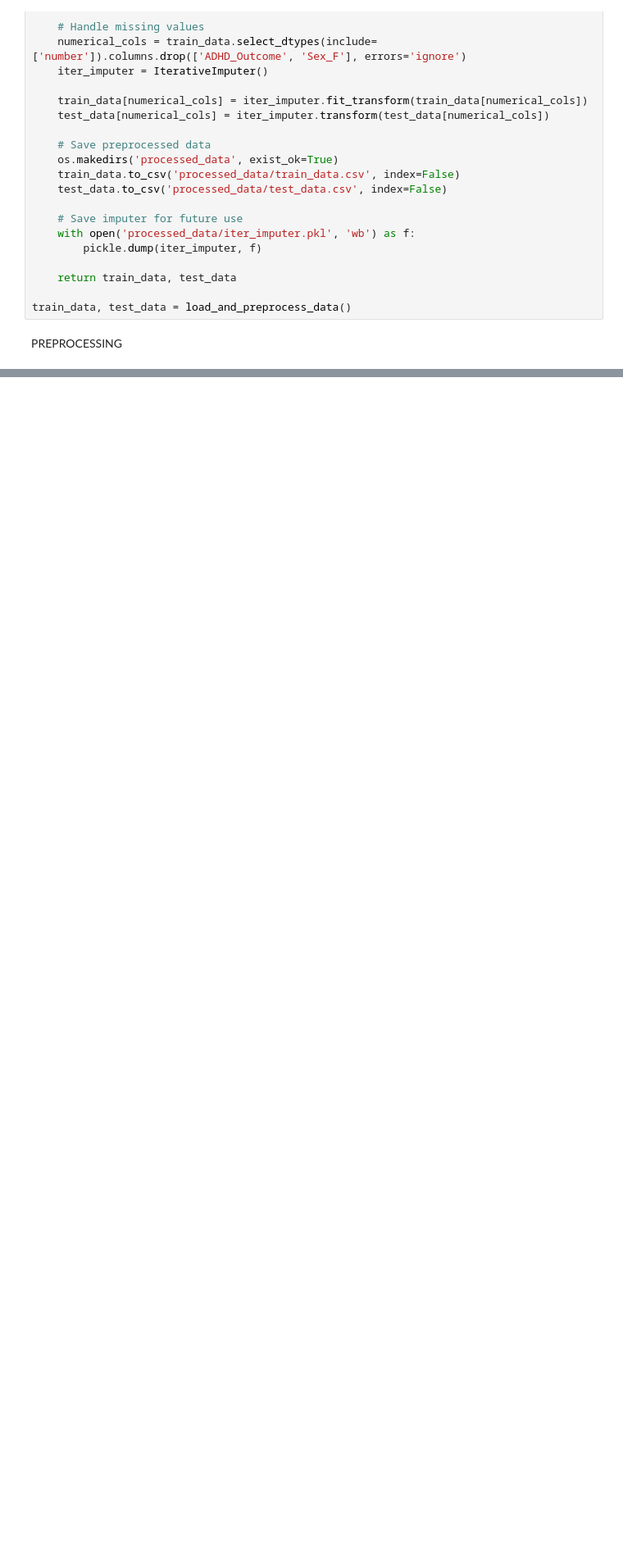
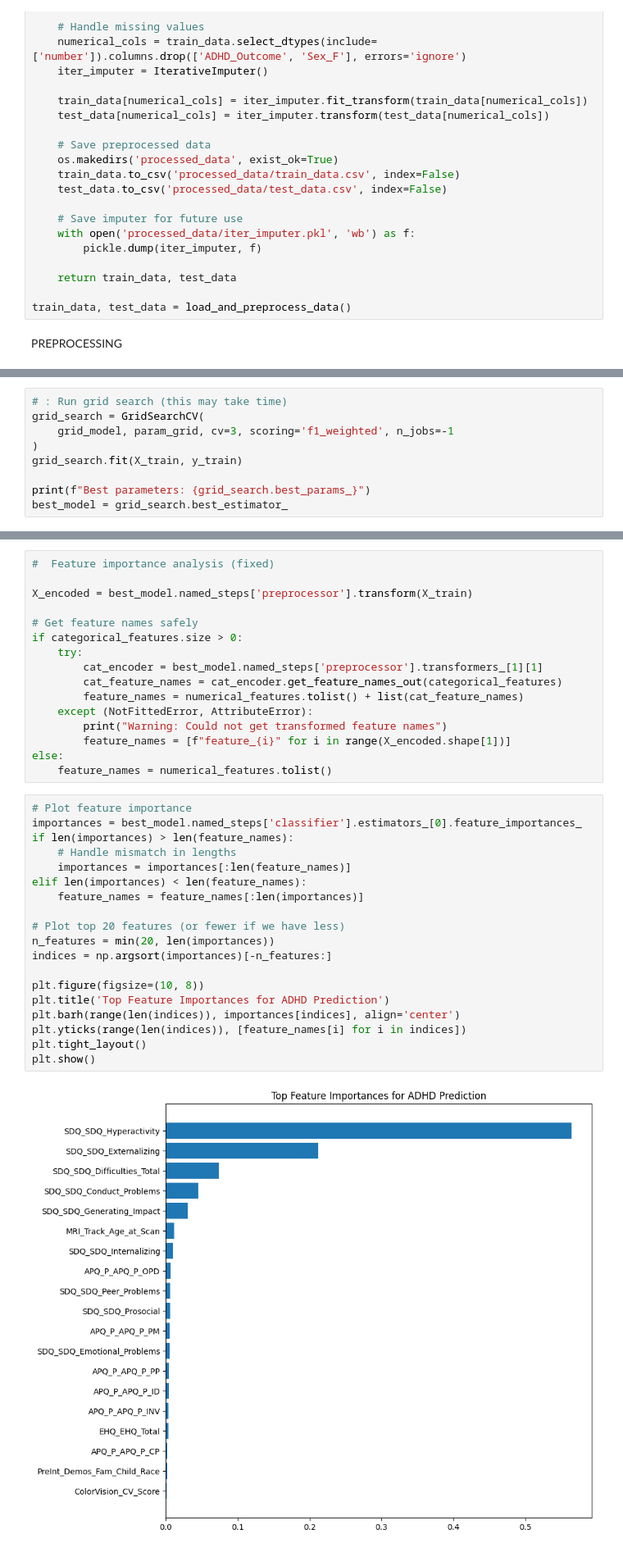
Before and after one commit to 21407alfredmunga/WIDS, a Jupyter notebook: datathon.ipynb, the cells around one changed output, grey strips where cells are left out. Shown at 82% size. Saved outputs shown, nothing was run; the diff lists cells and outputs as text; blank space fills up the shorter version.

```diff
--- a/datathon.ipynb
+++ b/datathon.ipynb
@@ -451,0 +285,9 @@ NameError: name 'train_data' is not defined
+# %%
+# : Run grid search (this may take time)
+grid_search = GridSearchCV(
+    grid_model, param_grid, cv=3, scoring='f1_weighted', n_jobs=-1
+)
+grid_search.fit(X_train, y_train)
+
+print(f"Best parameters: {grid_search.best_params_}")
+best_model = grid_search.best_estimator_
@@ -451,0 +296,37 @@ NameError: name 'train_data' is not defined
+# %%
+#  Feature importance analysis (fixed)
+
+X_encoded = best_model.named_steps['preprocessor'].transform(X_train)
+
+# Get feature names safely
+if categorical_features.size > 0:
+    try:
+        cat_encoder = best_model.named_steps['preprocessor'].transformers_[1][1]
+        cat_feature_names = cat_encoder.get_feature_names_out(categorical_features)
+        feature_names = numerical_features.tolist() + list(cat_feature_names)
+    except (NotFittedError, AttributeError):
+        print("Warning: Could not get transformed feature names")
+        feature_names = [f"feature_{i}" for i in range(X_encoded.shape[1])]
+else:
+    feature_names = numerical_features.tolist()
+# %%
+# Plot feature importance
+importances = best_model.named_steps['classifier'].estimators_[0].feature_importances_
+if len(importances) > len(feature_names):
+    # Handle mismatch in lengths
+    importances = importances[:len(feature_names)]
+elif len(importances) < len(feature_names):
+    feature_names = feature_names[:len(importances)]
+
+# Plot top 20 features (or fewer if we have less)
+n_features = min(20, len(importances))
+indices = np.argsort(importances)[-n_features:]
+
+plt.figure(figsize=(10, 8))
+plt.title('Top Feature Importances for ADHD Prediction')
+plt.barh(range(len(indices)), importances[indices], align='center')
+plt.yticks(range(len(indices)), [feature_names[i] for i in indices])
+plt.tight_layout()
+plt.show()
+# %% [output]
+[figure, added]
```
Also changed, not shown: parts of 19 cells of this notebook, 4 other files.
